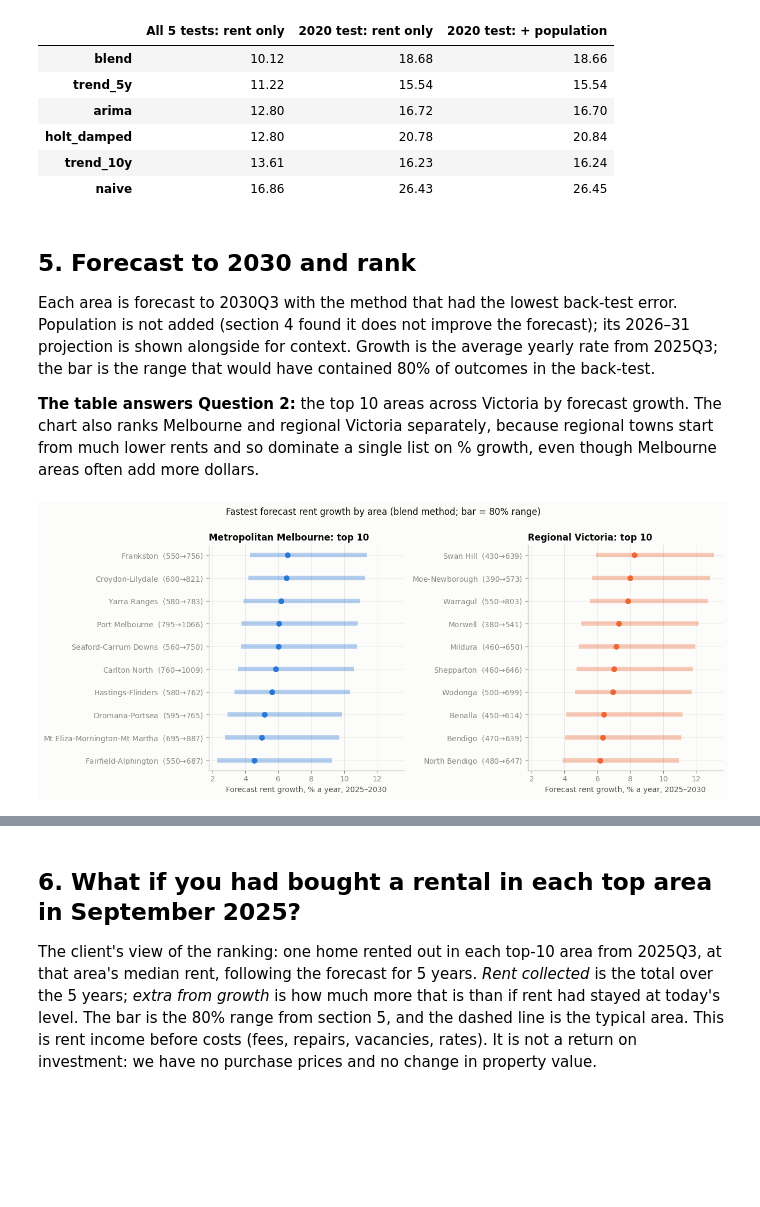
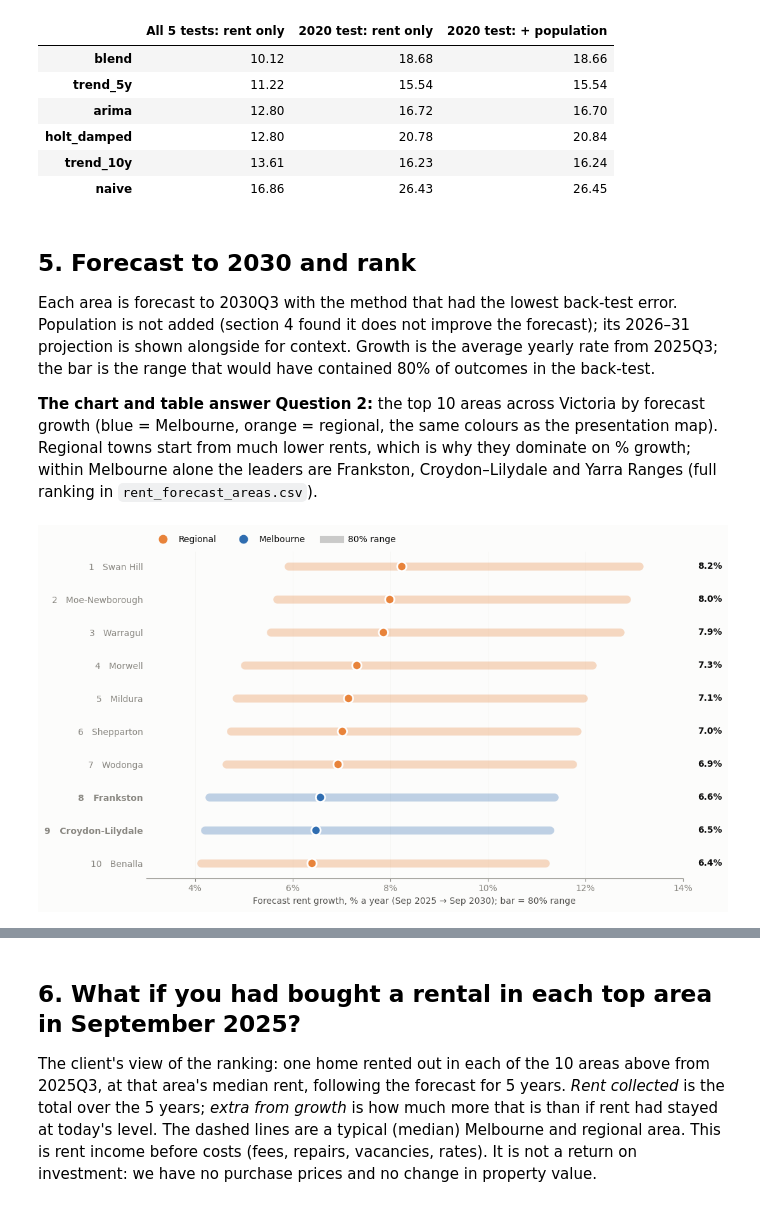
Before and after one commit to mdharmawan19/industry-project-group-55, a Jupyter notebook: notebooks/03_dffh_panel.ipynb, the cells around one changed output, grey strips where cells are left out. Cells and saved outputs as stored; diff of their text form; code cells hidden in the pictures; blank space fills up the shorter version.

Commit message:
Q2: population-only test of 6 models; Victoria-wide top 10 and charts; drop vif.py

```diff
--- a/notebooks/03_dffh_panel.ipynb
+++ b/notebooks/03_dffh_panel.ipynb
@@ -48,7 +48,9 @@ growth = dffh.yoy_growth(panel)
 
 # Population growth per DFFH area (ABS actual 2021-25, Victoria in Future projection 2026-31), via suburbs -> SA2
 suburb_sa2 = pd.read_csv(config.CURATED / "suburb_sa2_crosswalk.csv", dtype={"SA2_CODE21": str})
-sa2_features = pd.read_csv(config.CURATED / "sa2_features.csv", dtype={"SA2_CODE21": str})
+sa2_file = config.CURATED / "sa2_features.parquet"          # written by notebook 04 (older 04 runs saved a .csv)
+sa2_features = (pd.read_parquet(sa2_file) if sa2_file.exists()
+                else pd.read_csv(sa2_file.with_suffix(".csv"))).astype({"SA2_CODE21": str})
 area_pop = D.area_growth(crosswalk, suburb_sa2, sa2_features)
 
 panel.to_parquet(config.DFFH_PANEL, index=False)
@@ -181,41 +184,58 @@ Each area is forecast to 2030Q3 with the method that had the lowest back-test er
 Growth is the average yearly rate from 2025Q3; the bar is the range that would have contained 80% of outcomes in
 the back-test.
 
-**The table answers Question 2:** the top 10 areas across Victoria by forecast growth. The chart also ranks Melbourne
-and regional Victoria separately, because regional towns start from much lower rents and so dominate a single list
-on % growth, even though Melbourne areas often add more dollars.
+**The chart and table answer Question 2:** the top 10 areas across Victoria by forecast growth (blue = Melbourne,
+orange = regional, the same colours as the presentation map). Regional towns start from much lower rents, which is
+why they dominate on % growth; within Melbourne alone the leaders are Frankston, Croydon–Lilydale and Yarra Ranges
+(full ranking in `rent_forecast_areas.csv`).
 # %%
 long = F.forecast_areas(panel, BEST)
 summary = F.summarise(long, bt, BEST)
 summary["suburbs"] = summary["area"].map(crosswalk.groupby("dffh_area")["suburb"].apply(", ".join))
 summary = summary.join(area_pop["pop_growth_2026_31"], on="area")
 summary.to_csv(config.CURATED / "rent_forecast_areas.csv", index=False)
 
 def top10(df):
     t = df.head(10).reset_index(drop=True)
     t.index = t.index + 1
     return t
-top = {"Metropolitan Melbourne": top10(summary[summary["metro"]]),
-       "Regional Victoria": top10(summary[~summary["metro"]])}
-fig, axes = plt.subplots(1, 2, figsize=(13, 5.5), sharex=True)
-for ax, (name, t), colour in zip(axes, top.items(), [style.BLUE, style.ORANGE]):
-    y = range(len(t))[::-1]
-    ax.hlines(y, t["growth_pa_low"], t["growth_pa_high"], color=colour, alpha=0.35, linewidth=6)
-    ax.scatter(t["growth_pa_pct"], y, color=colour, s=45, zorder=3)
-    ax.set_yticks(list(y), [f"{a}  (${n:.0f} → ${f:.0f})" for a, n, f in zip(t["area"], t["rent_now"], t["rent_5y"])])
-    ax.set_title(f"{name}: top 10")
-    ax.set_xlabel("Forecast rent growth, % a year, 2025–2030")
-fig.suptitle(f"Fastest forecast rent growth by area ({BEST} method; bar = 80% range)", y=1.0)
+
+from matplotlib.lines import Line2D
+COLOUR = {True: "#2F6DB0", False: "#E8833A"}        # Melbourne / regional, as on the presentation map
+top_vic = top10(summary)
+colours = top_vic["metro"].map(COLOUR)
+
+fig, ax = plt.subplots(figsize=(11, 6.2))
+y = list(range(len(top_vic)))[::-1]
+ax.hlines(y, top_vic["growth_pa_low"], top_vic["growth_pa_high"], color=colours, alpha=0.3, linewidth=9,
+          capstyle="round")
+ax.scatter(top_vic["growth_pa_pct"], y, color=colours, s=110, edgecolor="white", linewidth=2, zorder=3)
+ax.set_yticks(y, [f"{i}   {a}" for i, a in zip(top_vic.index, top_vic["area"])])
+for label, is_metro in zip(ax.get_yticklabels(), top_vic["metro"]):
+    label.set_fontweight("bold" if is_metro else "normal")
+for yy, g in zip(y, top_vic["growth_pa_pct"]):
+    ax.text(14.3, yy, f"{g:.1f}%", va="center", ha="left", fontweight="bold")
+ax.set_xlim(3, 14)
+ax.xaxis.set_major_formatter(lambda v, _: f"{v:.0f}%")
+ax.set_xlabel("Forecast rent growth, % a year (Sep 2025 → Sep 2030); bar = 80% range")
+ax.grid(axis="x", alpha=0.3)
+ax.grid(axis="y", visible=False)
+ax.tick_params(axis="y", length=0)
+for side in ("top", "right", "left"):
+    ax.spines[side].set_visible(False)
+ax.legend(handles=[Line2D([], [], marker="o", ls="", ms=9, color=COLOUR[False], label="Regional"),
+                   Line2D([], [], marker="o", ls="", ms=9, color=COLOUR[True], label="Melbourne"),
+                   Line2D([], [], color="grey", alpha=0.4, lw=8, label="80% range")],
+          loc="lower left", bbox_to_anchor=(0, 1.0), ncol=3, frameon=False)
 fig.tight_layout()
-fig.savefig(config.PLOTS / "forecast_top10.png", dpi=150, bbox_inches="tight")
+fig.savefig(config.PLOTS / "forecast_top10.png", dpi=200, bbox_inches="tight")
 plt.show()
 
-top_vic = top10(summary)[["area", "metro", "suburbs", "rent_now", "rent_5y", "change_per_week", "growth_pa_pct",
-                           "growth_pa_low", "growth_pa_high"]]
-top_vic["metro"] = top_vic["metro"].map({True: "Melbourne", False: "Regional"})
-top_vic.round(1)
+top_vic.assign(metro=top_vic["metro"].map({True: "Melbourne", False: "Regional"}))[
+    ["area", "metro", "suburbs", "rent_now", "rent_5y", "change_per_week", "growth_pa_pct", "growth_pa_low",
+     "growth_pa_high"]].round(1)
 # %% [output]
-[figure, old version]
+[figure, new version]
 |  | area | metro | suburbs | rent_now | rent_5y | change_per_week | growth_pa_pct | growth_pa_low | ... |
 | 1 | Swan Hill | Regional | Swan Hill | 430.0 | 638.8 | 208.8 | 8.2 | 5.9 | ... |
 | 2 | Moe-Newborough | Regional | Moe, Newborough | 390.0 | 572.8 | 182.8 | 8.0 | 5.7 | ... |
@@ -230,8 +250,8 @@ top_vic.round(1)
 # %% [markdown]
 ## 6. What if you had bought a rental in each top area in September 2025?
 
-The client's view of the ranking: one home rented out in each top-10 area from 2025Q3, at that area's median
-rent, following the forecast for 5 years. *Rent collected* is the total over the 5 years; *extra from growth* is how
-much more that is than if rent had stayed at today's level. The bar is the 80% range from section 5, and the dashed
-line is the typical area. This is rent income before costs (fees, repairs, vacancies, rates). It is not a return on
+The client's view of the ranking: one home rented out in each of the 10 areas above from 2025Q3, at that area's
+median rent, following the forecast for 5 years. *Rent collected* is the total over the 5 years; *extra from growth*
+is how much more that is than if rent had stayed at today's level. The dashed lines are a typical (median) Melbourne
+and regional area. This is rent income before costs (fees, repairs, vacancies, rates). It is not a return on
 investment: we have no purchase prices and no change in property value.
```
Also changed, not shown: parts of 5 cells of this notebook, 2 other files.
